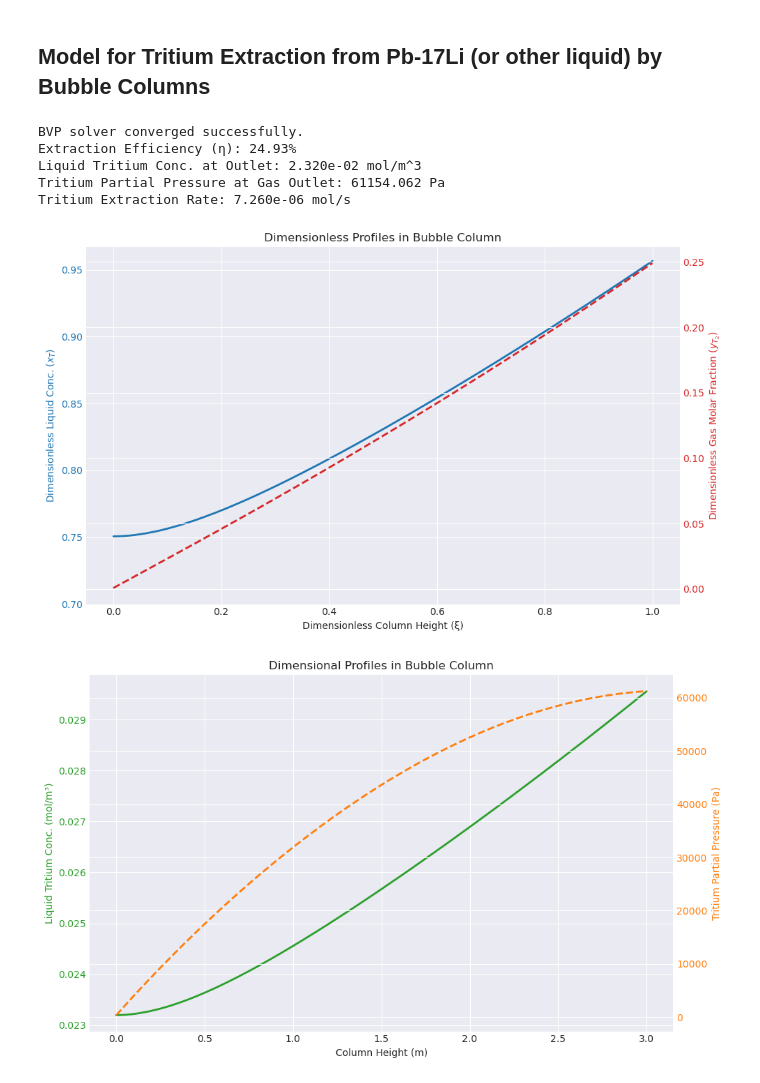
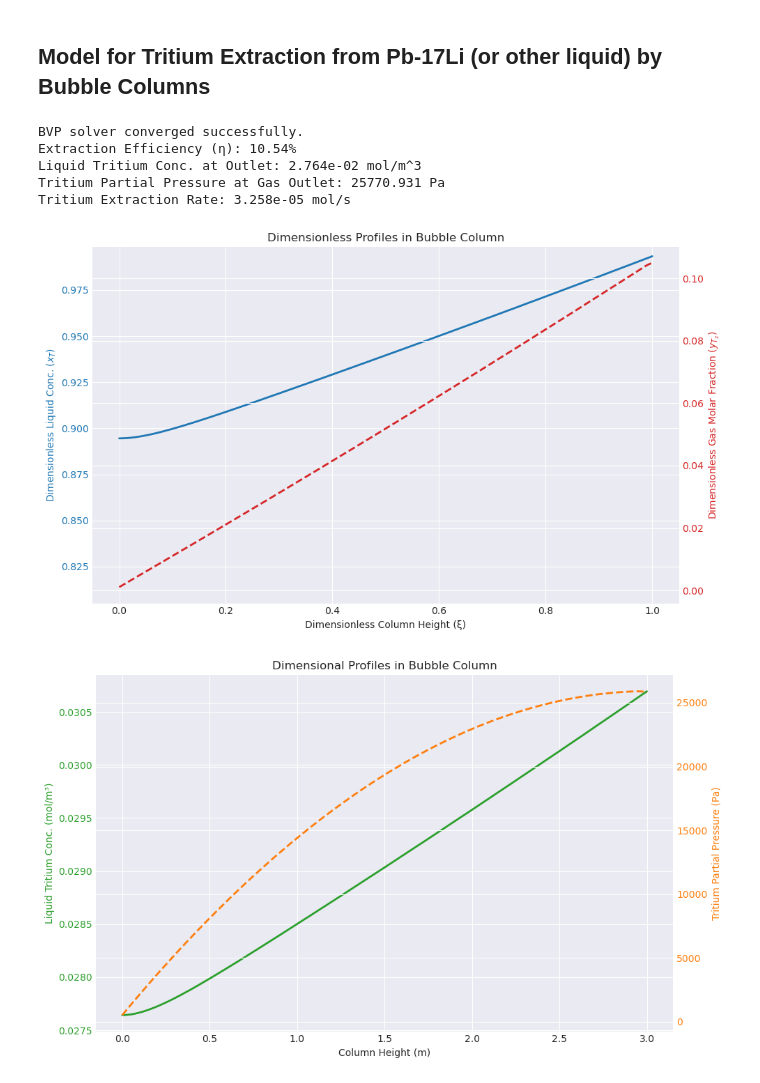
Before and after one commit to rossmacdonald98/BubbleColumnGLC, a Jupyter notebook: bubble_col_glc.ipynb, the cells around one changed output. Drawn from its saved outputs; the diff is of its cells as text; code cells hidden in the pictures.

Commit message:
Updated parameters section

```diff
--- a/bubble_col_glc.ipynb
+++ b/bubble_col_glc.ipynb
@@ -20,7 +20,7 @@ def solve_tritium_extraction(params, y_T2_in):
         sol: The solution object from scipy.integrate.solve_bvp.
     """
 
-    # Unpack the dimensionless parameters for easier access
+    # Unpack the dimensionless parameters
     Bo_l = params['Bo_l']
     phi_l = params['phi_l']
     Bo_g = params['Bo_g']
@@ -106,28 +106,38 @@ if __name__ == '__main__':
     # discrepancies with the paper are expected due to underlying assumptions.
 
     # --- Parameters ---
+    # Input parameters
     c_T_inlet = 3.09e-2  # mol/m^3 (c_T(L+)), Inlet tritium concentration in liquid just before inlet
-    y_T2_in = 0.0        # Inlet tritium molar fraction in gas (pure purge gas)
+    y_T2_in = 0.0        # Inlet tritium molar fraction in gas (0 = pure purge gas)
     P_0 = 5e5            # Pa, Gas total pressure at inlet
+    ρ_l = 9000           # kg/m^3, Liquid density
+    K_s = 2e-6           # Tritium Sievert's constant in liquid
+
     L = 3.0              # m, Height of the bubble column
-    u_l = 0.02           # m/s, superficial liquid inlet velocity (positive for downward flow)
-    u_g = 0.2            # m/s, gas inlet velocity (positive for upward flow)
+    D = 0.5              # m, Column diameter
     ε_g = 0.04           # Gas phase fraction
     ε_l = 1 - ε_g        # Liquid phase fraction
+
+    Q_l = 0.01           # m^3/s, Volumetric flow rate of liquid phase
+    Q_g = 0.0005         # m^3/s, Volumetric flow rate of gas phase at inlet
+
+    a = 20               # m^-1, Specific liquid-gas interfacial area
+
     E_g = 0.05           # m^2/s, Effective axial dispersion coefficient, gas phase
     E_l = 0.01           # m^2/s, Effective axial dispersion coefficient, liquid phase
-    a = 20               # m^-1, Specific liquid-gas interfacial area
+
     h_l = 1e-4           # m/s, Mass transfer coefficient, tritium liquid - gas
-    ρ_l = 9000           # kg/m^3, Liquid density
-    K_s = 1e-6           # Tritium Sievert's constant in liquid
+
     g = 9.81             # m/s^2, Gravitational acceleration
 
-    D = 0.25              # m, Column diameter
+    # Calculated parameters
+
     A = np.pi * (D/2)**2 # m^2, Cross-sectional area of the column
     A_l = A * ε_l        # m^2, Cross-sectional area of the liquid phase
     A_g = A * ε_g        # m^2, Cross-sectional area of the gas phase
 
-    Q_l = u_l * A_l      # m^3/s, Volumetric flow rate of liquid phase
+    u_l = Q_l / A_l      # m/s, superficial liquid inlet velocity (positive for downward flow)
+    u_g0 = Q_g / A_g      # m/s, gas inlet velocity (positive for upward flow)
 
 
     # Dimensionless values
@@ -136,7 +146,7 @@ if __name__ == '__main__':
     Bo_l = u_l * L / ((1 - ε_g) * E_l) # Bodenstein number, liquid phase
     Φ_l = a * h_l * L / u_l            # Mass transfer parameter, liquid phase
     # Eq 14 in the paper
-    Bo_g = u_g * L / (ε_g * E_g)       # Bodenstein number, gas phase (assumed near plug-flow condition)
+    Bo_g = u_g0 * L / (ε_g * E_g)       # Bodenstein number, gas phase (assumed near plug-flow condition)
     Φ_g = a * h_l * L / u_l            # Mass transfer parameter, gas phase
     # Eq 15 in the paper
     ψ = (ρ_l * g * (1-ε_g) * L) / P_0  # Hydrostatic pressure ratio
@@ -188,7 +198,7 @@ if __name__ == '__main__':
         ax1.set_ylabel('Dimensionless Liquid Conc. ($x_T$)', color=color)
         ax1.plot(solution.x, solution.y[0], label='$x_T$ (Liquid)', color=color, lw=2)
         ax1.tick_params(axis='y', labelcolor=color)
-        ax1.set_ylim(bottom=min(0.7, np.min(solution.y[0])-0.05))
+        ax1.set_ylim(bottom=np.min(solution.y[0])*0.9)
 
         ax2 = ax1.twinx()
         color = 'tab:red'
@@ -225,41 +235,41 @@ if __name__ == '__main__':
 
         # --- Plot 3: Velocity and Pressure Profiles ---
         # Calculate velocity and pressure profiles
-        u_g_profile = u_g / (1 - params['psi'] * solution.x)
+        u_g_profile = u_g0 / (1 - params['psi'] * solution.x)
         u_l_profile = np.full_like(col_height, u_l)
         # P_total_profile is already calculated for Plot 2
 
         fig3, ax5 = plt.subplots(figsize=(10, 6))
 
         color = 'tab:purple'
         ax5.set_xlabel('Column Height (m)')
         ax5.set_ylabel('Total Pressure (Pa)', color=color)
         ax5.plot(col_height, P_total_profile, label='Total Pressure', color=color, lw=2)
         ax5.tick_params(axis='y', labelcolor=color)
 
         ax6 = ax5.twinx()
         color = 'tab:cyan'
         ax6.set_ylabel('Superficial Velocity (m/s)', color=color)
         ax6.plot(col_height, u_g_profile, label='Gas Velocity ($u_g$)', color='tab:blue', ls='--', lw=2)
         ax6.plot(col_height, u_l_profile, label='Liquid Velocity ($u_l$)', color='tab:red', ls=':', lw=2)
         ax6.tick_params(axis='y', labelcolor=color)
         ax6.set_ylim(bottom=0)
 
         plt.title('Velocity and Pressure Profiles')
         # Combine legends from both y-axes
         lines, labels = ax5.get_legend_handles_labels()
         lines2, labels2 = ax6.get_legend_handles_labels()
         ax6.legend(lines + lines2, labels + labels2, loc='best')
         fig3.tight_layout()
 
 
     else:
         print("BVP solver failed to converge.")
 # %% [output]
 BVP solver converged successfully.
-Extraction Efficiency (η): 24.93%
-Liquid Tritium Conc. at Outlet: 2.320e-02 mol/m^3
-Tritium Partial Pressure at Gas Outlet: 61154.062 Pa
-Tritium Extraction Rate: 7.260e-06 mol/s
+Extraction Efficiency (η): 10.54%
+Liquid Tritium Conc. at Outlet: 2.764e-02 mol/m^3
+Tritium Partial Pressure at Gas Outlet: 25770.931 Pa
+Tritium Extraction Rate: 3.258e-05 mol/s
-[figure, old version]
+[figure, new version]
-[figure, old version]
+[figure, new version]
```
Also changed, not shown: parts of 1 cell of this notebook, 2 other files.
